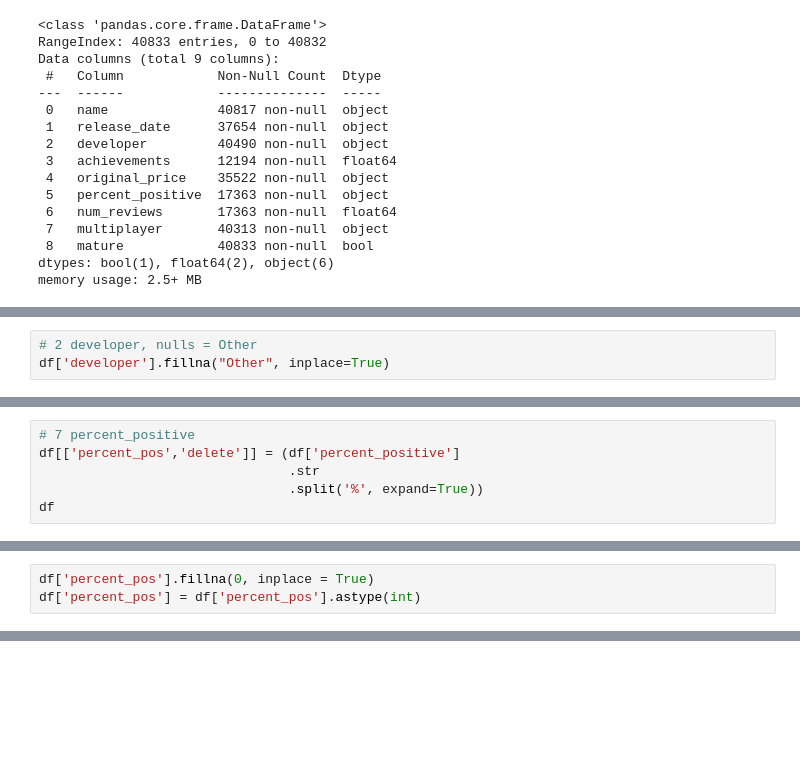
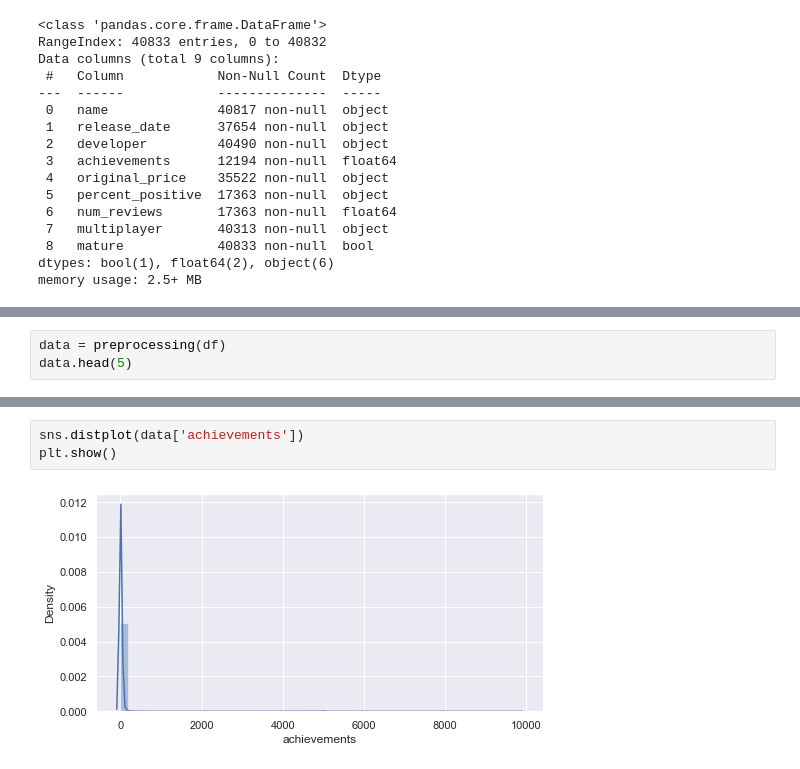
Before and after one commit to luiveldel/Videogames-Clustering, a Jupyter notebook: notebook.ipynb, the cells around one changed output, grey strips where cells are left out. Cells and saved outputs as stored; diff of their text form; blank space fills up the shorter version.

```diff
--- a/notebook.ipynb
+++ b/notebook.ipynb
@@ -230,3 +109,0 @@ dtype: int64
-# %%
-# 2 developer, nulls = Other
-df['developer'].fillna("Other", inplace=True)
@@ -340,6 +109,0 @@ See the caveats in the documentation: https://pandas.pydata.org/pandas-docs/stab
-# %%
-# 7 percent_positive
-df[['percent_pos','delete']] = (df['percent_positive']
-                                .str
-                                .split('%', expand=True))
-df
@@ -377,3 +109,0 @@ See the caveats in the documentation: https://pandas.pydata.org/pandas-docs/stab
-# %%
-df['percent_pos'].fillna(0, inplace = True)
-df['percent_pos'] = df['percent_pos'].astype(int)
@@ -627,0 +227,3 @@ plt.show()
+# %%
+data = preprocessing(df)
+data.head(5)
@@ -627,0 +254,5 @@ plt.show()
+# %%
+sns.distplot(data['achievements'])
+plt.show()
+# %% [output]
+[figure, added]
```
Also changed, not shown: parts of 138 cells of this notebook.
